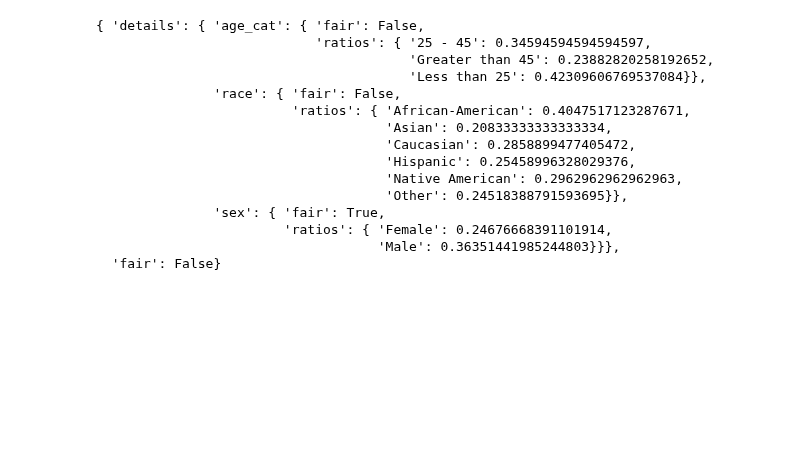
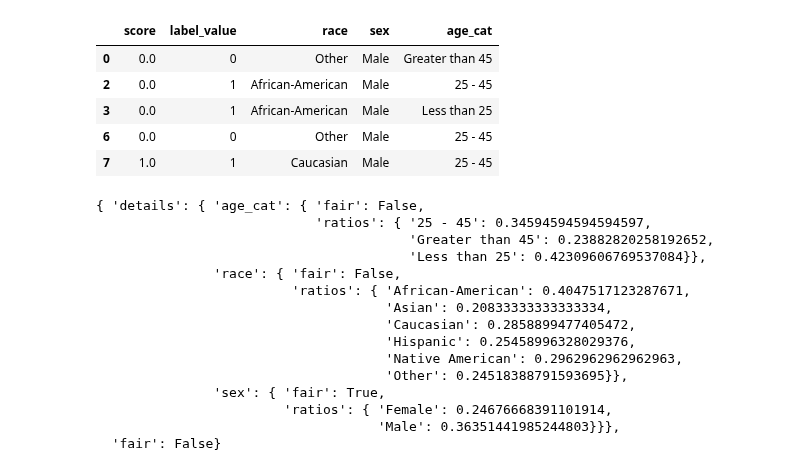
Before and after one commit to SanGreel/noble-model-audit, a Jupyter notebook: bias_detection/data_bias_audit.ipynb, the cells around one changed output. Cells and saved outputs as stored; diff of their text form; code cells hidden in the pictures; blank space fills up the shorter version.

Commit message:
Corrected bias_detection module to work with df passed to its constructor rather than reading from csv directly

```diff
--- a/bias_detection/data_bias_audit.ipynb
+++ b/bias_detection/data_bias_audit.ipynb
@@ -3 +4,20 @@ import bias_detection as bd
+# %%
+df = pd.read_csv('../data/compas-scores.csv')
+df = df[df['c_charge_degree'] != 'O']
+df = df[df['is_recid'] != -1]
+df = df[abs(df['days_b_screening_arrest'])<=30]
+
+df = df.rename(columns={'is_recid':'label_value'})
+df.loc[df['score_text'] == 'Low', 'score'] = str(0.0)
+df.loc[df['score_text'] != 'Low', 'score'] = str(1.0)
+
+df = df[['score', 'label_value', 'race', 'sex', 'age_cat']]
+df.head()
+# %% [output]
+|  | score | label_value | race | sex | age_cat |
+| 0 | 0.0 | 0 | Other | Male | Greater than 45 |
+| 2 | 0.0 | 1 | African-American | Male | 25 - 45 |
+| 3 | 0.0 | 1 | African-American | Male | Less than 25 |
+| 6 | 0.0 | 0 | Other | Male | 25 - 45 |
+| 7 | 1.0 | 1 | Caucasian | Male | 25 - 45 |
 # %%
```
Also changed, not shown: parts of 2 cells of this notebook, 1 other file.
